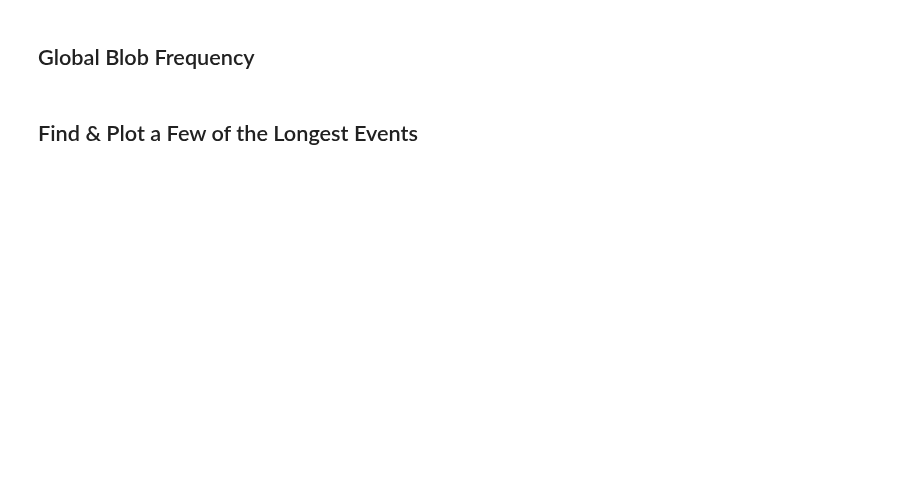
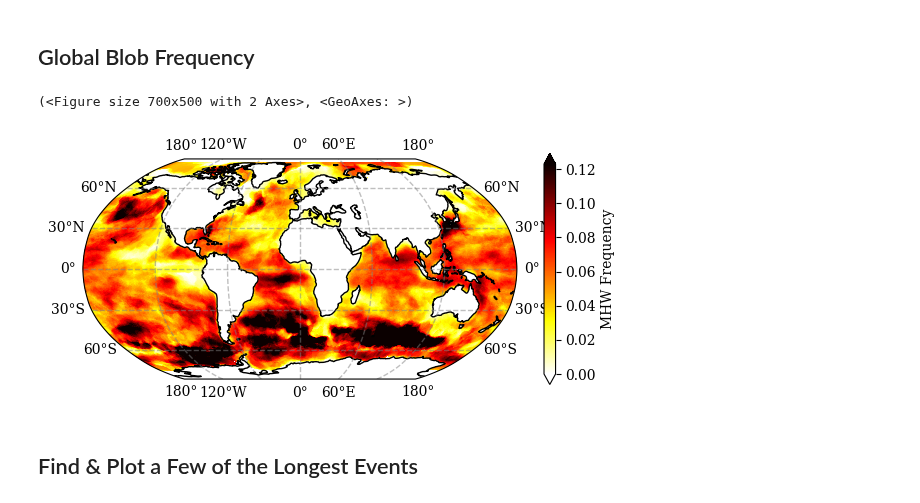
Before and after one commit to wienkers/spot_the_blOb, a Jupyter notebook: notebooks/03_visualise_events.ipynb, the cells around one changed output. Drawn from its saved outputs; the diff is of its cells as text; code cells hidden in the pictures; blank space fills up the shorter version.

```diff
--- a/notebooks/03_visualise_events.ipynb
+++ b/notebooks/03_visualise_events.ipynb
@@ -35,8 +95,11 @@ blobs_day1.pplot_col(col_wrap=3, var_units='MHW ID', cmap=cm, cperc=[0, 100])
 # %% [markdown]
 ## Global Blob Frequency
 # %%
-event_frequency = ((blobs != 0) & ~np.isnan(blobs)).astype(float).mean('time')
-event_frequency.pplot(var_units='MHW Frequency', cmap='hot_r', cperc=[0,96])
+event_frequency = (blobs > 0).astype(float).mean('time')
+event_frequency.plotter.pplot(var_units='MHW Frequency', cmap='hot_r', cperc=[0,96])
+# %% [output]
+(<Figure size 700x500 with 2 Axes>, <GeoAxes: >)
+[figure, added]
 # %% [markdown]
 ## Find & Plot a Few of the Longest Events
 # %%
```
Also changed, not shown: parts of 7 cells of this notebook, 4 other files.
